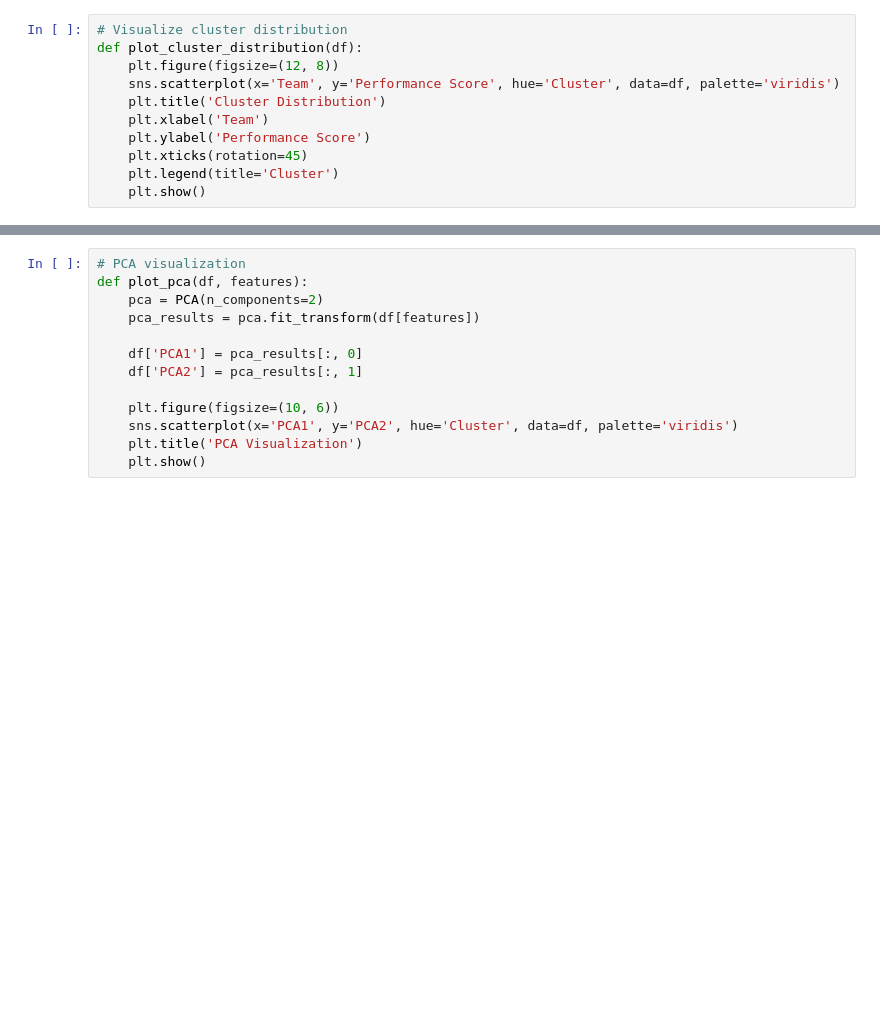
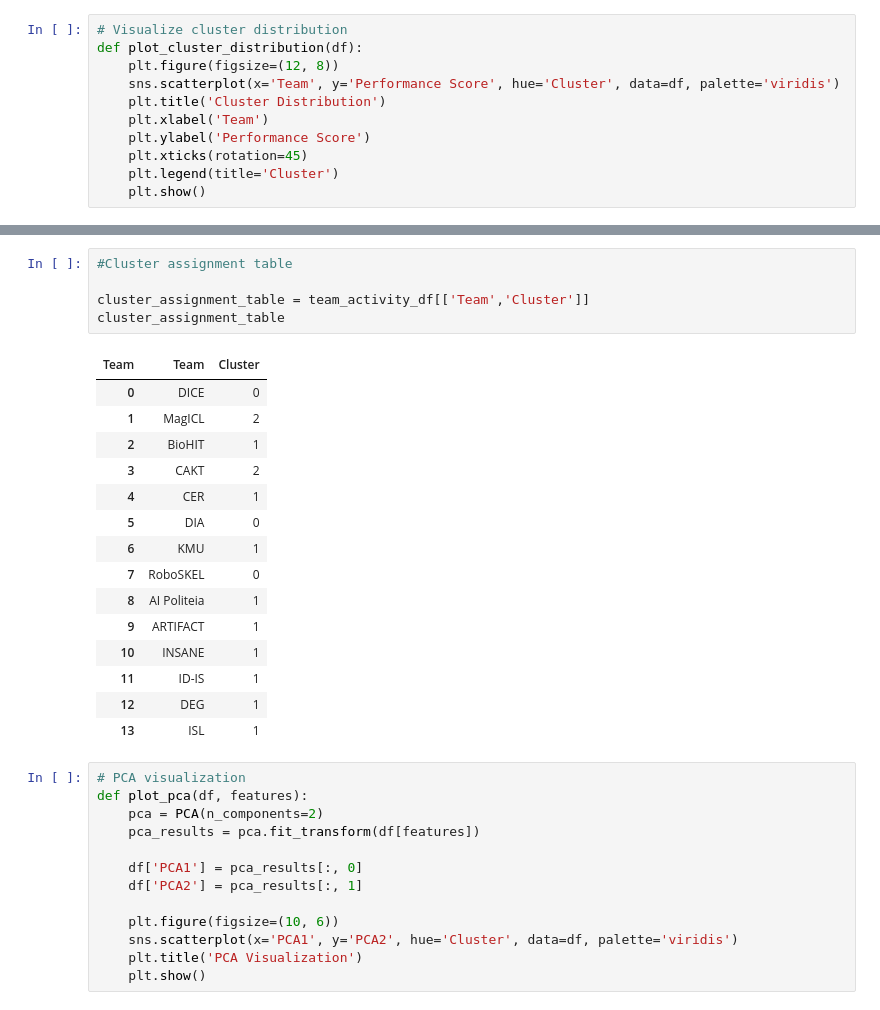
Before and after one commit to codegithubka/Deep-Autoencoder-Company-Segmentation, a Jupyter notebook: team_activity_analysis.ipynb, the cells around one changed output, grey strips where cells are left out. Drawn from its saved outputs; the diff is of its cells as text; blank space fills up the shorter version.

```diff
--- a/team_activity_analysis.ipynb
+++ b/team_activity_analysis.ipynb
@@ -205,3 +215,24 @@ plot_cluster_distribution(team_activity_df)
+# %%
+#Cluster assignment table
+
+cluster_assignment_table = team_activity_df[['Team','Cluster']]
+cluster_assignment_table
+# %% [output]
+| Team | Team | Cluster |
+| 0 | DICE | 0 |
+| 1 | MagICL | 2 |
+| 2 | BioHIT | 1 |
+| 3 | CAKT | 2 |
+| 4 | CER | 1 |
+| 5 | DIA | 0 |
+| 6 | KMU | 1 |
+| 7 | RoboSKEL | 0 |
+| 8 | AI Politeia | 1 |
+| 9 | ARTIFACT | 1 |
+| 10 | INSANE | 1 |
+| 11 | ID-IS | 1 |
+| 12 | DEG | 1 |
+| 13 | ISL | 1 |
 # %%
 # PCA visualization
 def plot_pca(df, features):
```
Also changed, not shown: parts of 8 cells of this notebook, 2 other files.
